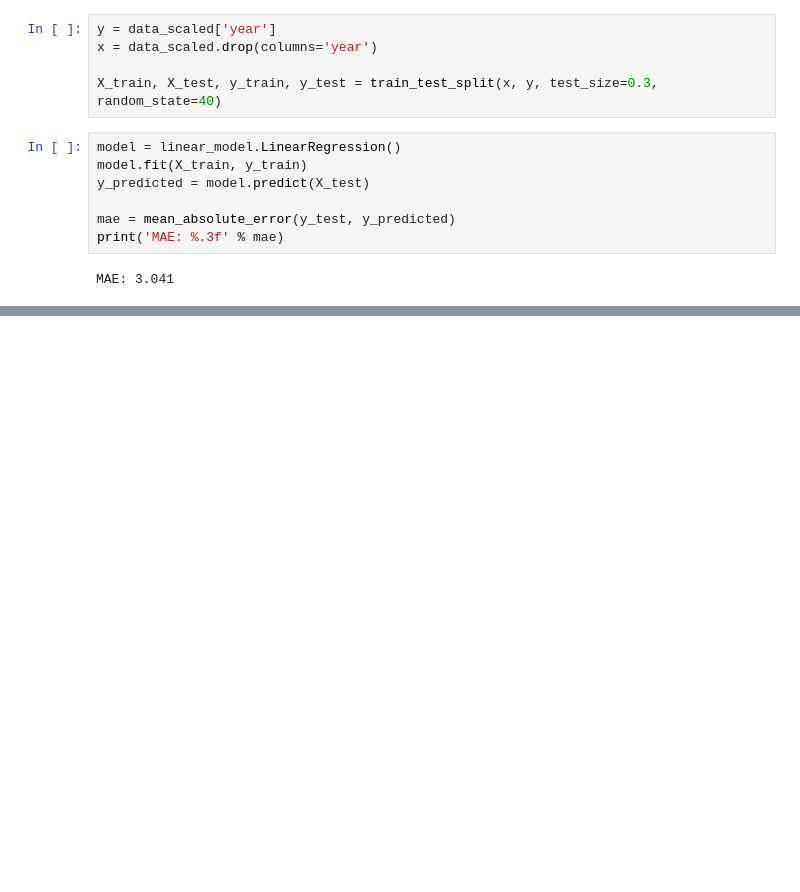
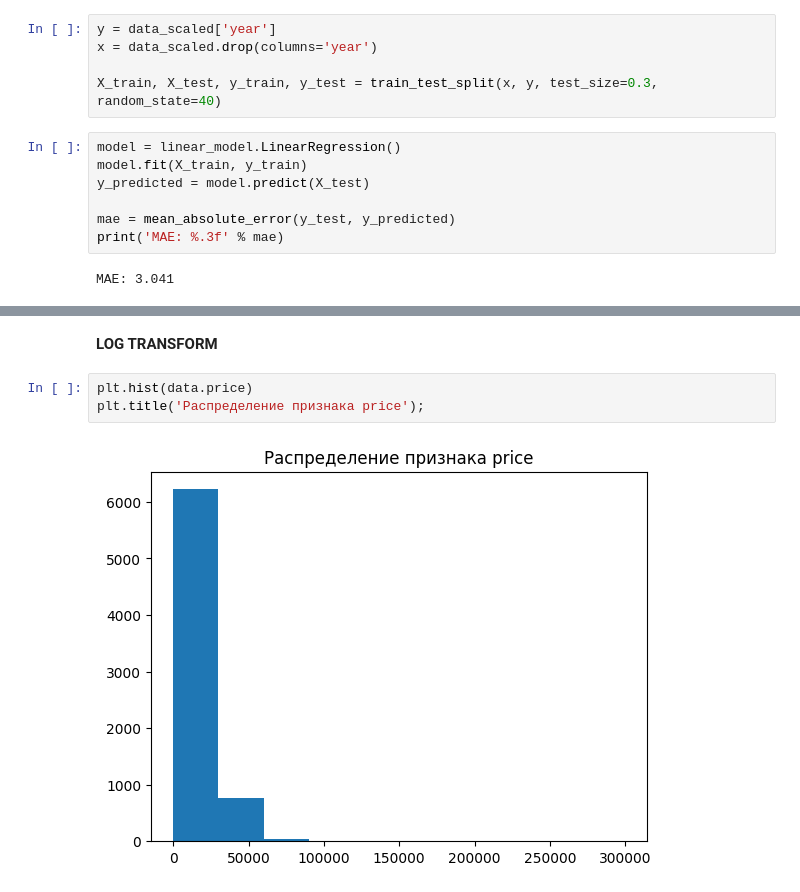
Before and after one commit to sergioschadenko/sf_data_science, a Jupyter notebook: ML_6_feature_selection/features_ford_prices.ipynb, the cells around one changed output, grey strips where cells are left out. Saved outputs shown, nothing was run; the diff lists cells and outputs as text; blank space fills up the shorter version.

```diff
--- a/ML_6_feature_selection/features_ford_prices.ipynb
+++ b/ML_6_feature_selection/features_ford_prices.ipynb
@@ -615,0 +657,7 @@ MAE: 3.041
+# %% [markdown]
+**LOG TRANSFORM**
+# %%
+plt.hist(data.price)
+plt.title('Распределение признака price');
+# %% [output]
+[figure, added]
```
Also changed, not shown: parts of 15 cells of this notebook.
